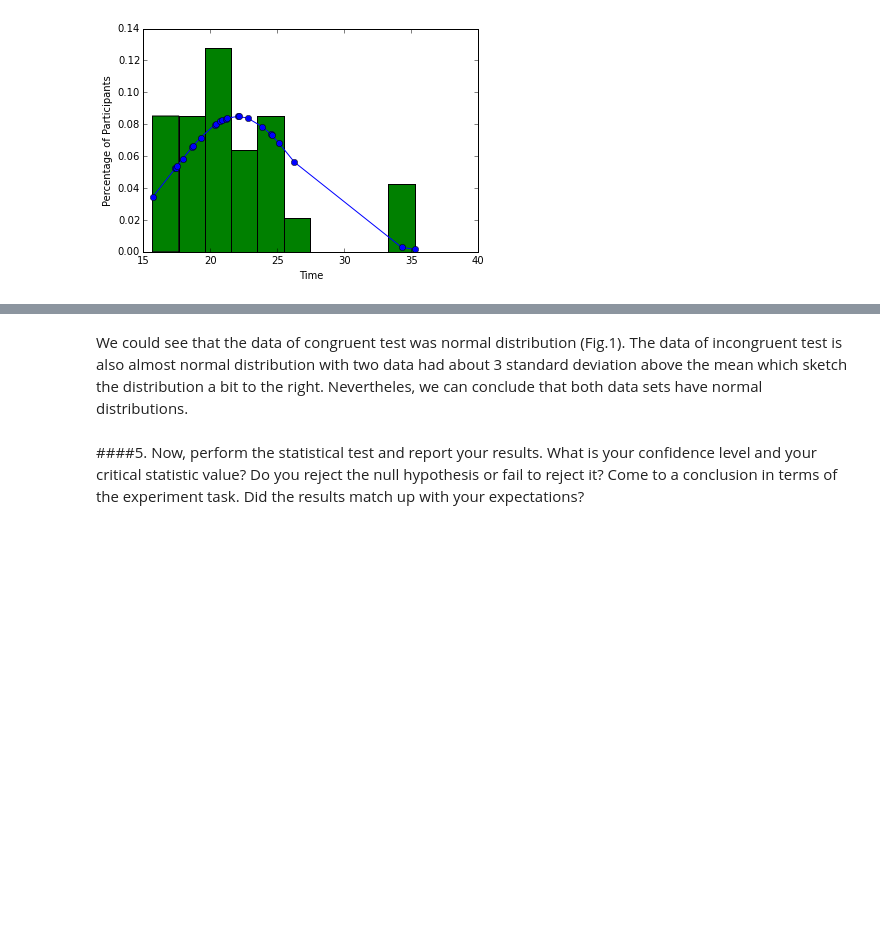
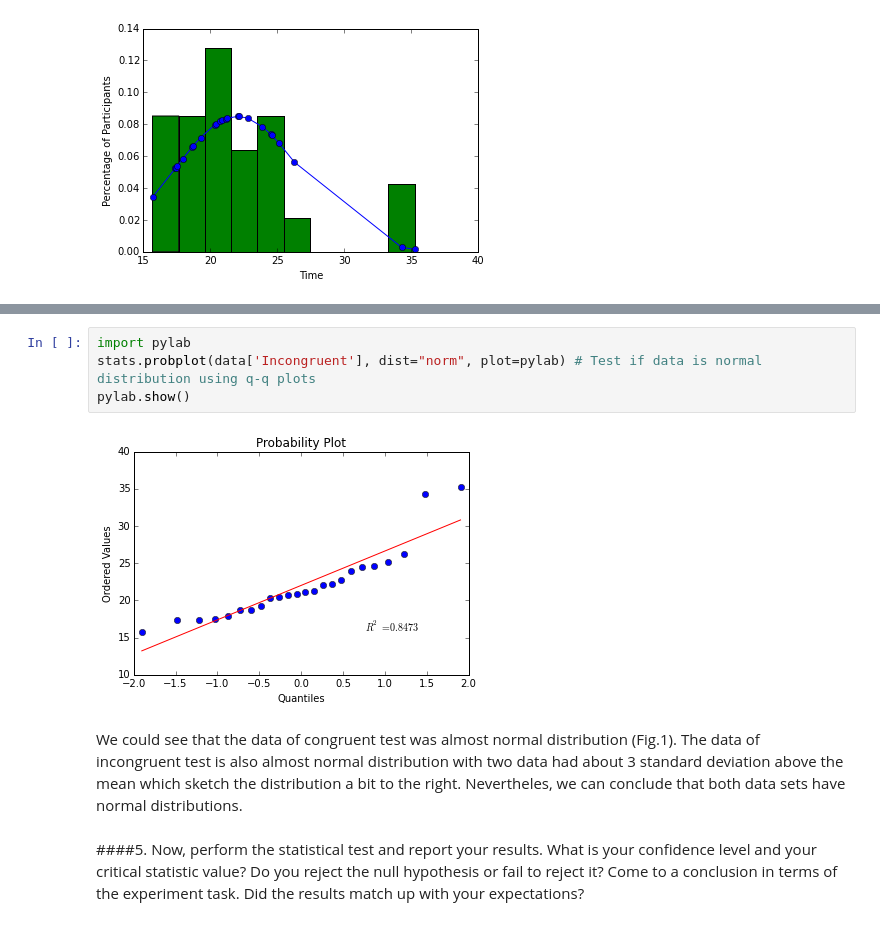
Before and after one commit to thuyquach/Statistics, a Jupyter notebook: Test_a_perceptual_phenomenon.ipynb, the cells around one changed output, grey strips where cells are left out. Cells and saved outputs as stored; diff of their text form; blank space fills up the shorter version.

```diff
--- a/Test_a_perceptual_phenomenon.ipynb
+++ b/Test_a_perceptual_phenomenon.ipynb
@@ -118,4 +133,10 @@ dis_plot(h_incon)
+# %%
+import pylab
+stats.probplot(data['Incongruent'], dist="norm", plot=pylab) # Test if data is normal distribution using q-q plots
+pylab.show()
+# %% [output]
+[figure, added]
 # %% [markdown]
-We could see that the data of congruent test was normal distribution (Fig.1). The data of incongruent test is also almost normal distribution with two data had about 3 standard deviation above the mean which sketch the distribution a bit to the right. Nevertheles, we can conclude that both data sets have normal distributions.
+We could see that the data of congruent test was almost normal distribution (Fig.1). The data of incongruent test is also almost normal distribution with two data had about 3 standard deviation above the mean which sketch the distribution a bit to the right. Nevertheles, we can conclude that both data sets have normal distributions.
 # %% [markdown]
 ####5. Now, perform the statistical test and report your results. What is your confidence level and your critical statistic value? Do you reject the null hypothesis or fail to reject it? Come to a conclusion in terms of the experiment task. Did the results match up with your expectations?
```
Also changed, not shown: parts of 11 cells of this notebook.
